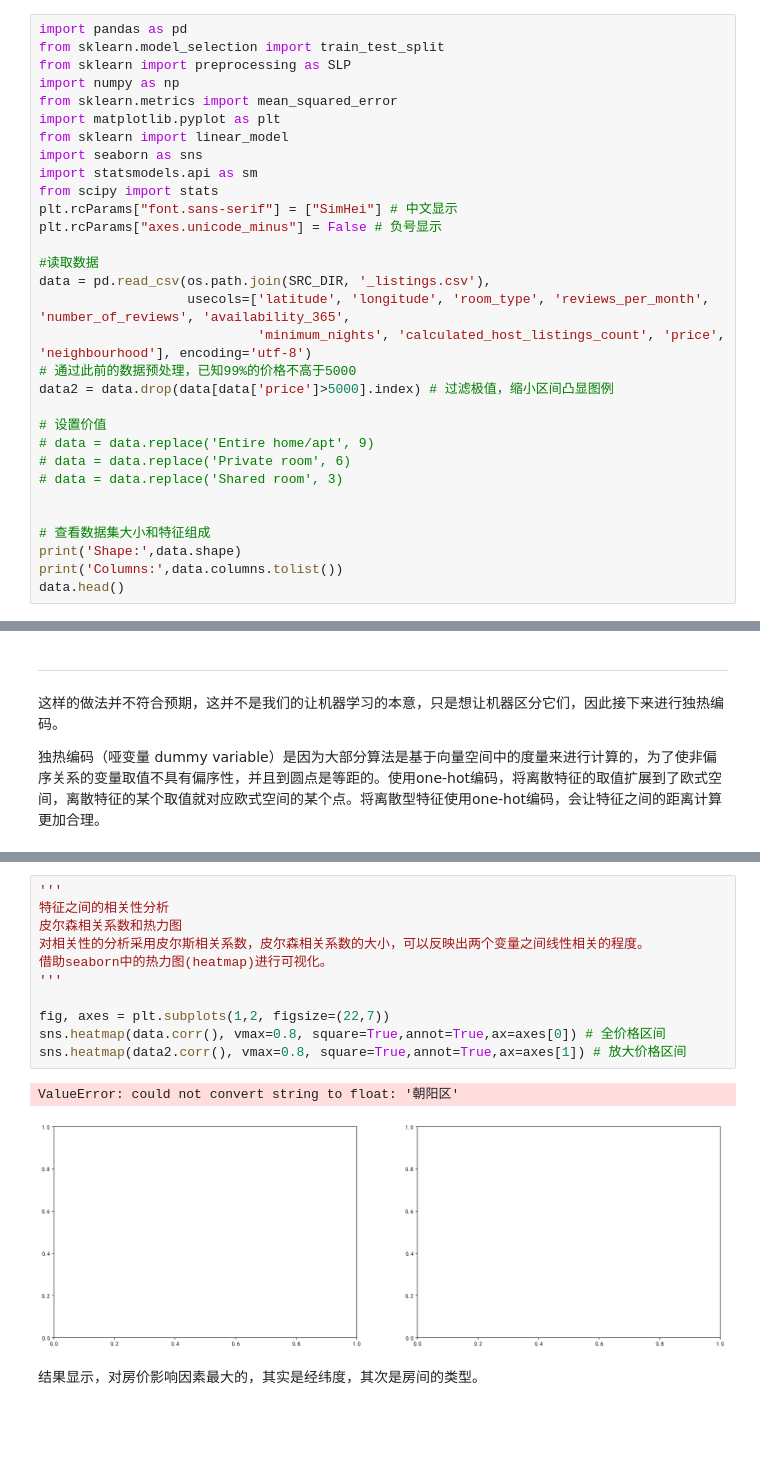
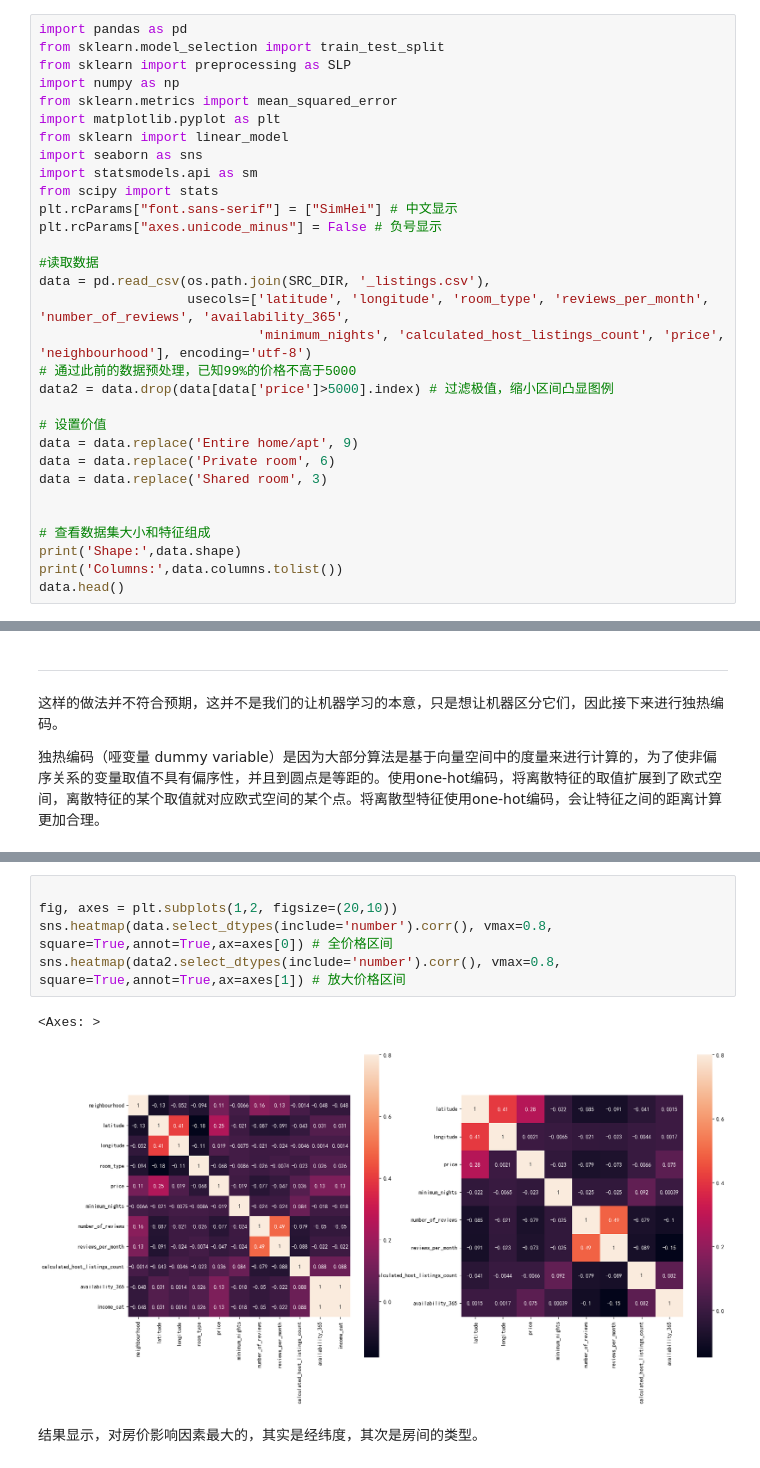
Before and after one commit to Soltus/notebook, a Jupyter notebook: 任务四（3）.ipynb, the cells around one changed output, grey strips where cells are left out. Saved outputs shown, nothing was run; the diff lists cells and outputs as text; blank space fills up the shorter version.

```diff
--- a/任务四（3）.ipynb
+++ b/任务四（3）.ipynb
@@ -50,9 +45,9 @@ data = pd.read_csv(os.path.join(SRC_DIR, '_listings.csv'),
 data2 = data.drop(data[data['price']>5000].index) # 过滤极值，缩小区间凸显图例
 
 # 设置价值
-# data = data.replace('Entire home/apt', 9)
-# data = data.replace('Private room', 6)
-# data = data.replace('Shared room', 3)
+data = data.replace('Entire home/apt', 9)
+data = data.replace('Private room', 6)
+data = data.replace('Shared room', 3)
 
 
 # 查看数据集大小和特征组成
@@ -279,17 +322,11 @@ sm.qqplot(np.log1p(data2['price'])#数据
 # %%
-'''
-特征之间的相关性分析
-皮尔森相关系数和热力图
-对相关性的分析采用皮尔斯相关系数，皮尔森相关系数的大小，可以反映出两个变量之间线性相关的程度。
-借助seaborn中的热力图(heatmap)进行可视化。
-'''
 
-fig, axes = plt.subplots(1,2, figsize=(22,7))
-sns.heatmap(data.corr(), vmax=0.8, square=True,annot=True,ax=axes[0]) # 全价格区间
-sns.heatmap(data2.corr(), vmax=0.8, square=True,annot=True,ax=axes[1]) # 放大价格区间
+fig, axes = plt.subplots(1,2, figsize=(20,10))
+sns.heatmap(data.select_dtypes(include='number').corr(), vmax=0.8, square=True,annot=True,ax=axes[0]) # 全价格区间
+sns.heatmap(data2.select_dtypes(include='number').corr(), vmax=0.8, square=True,annot=True,ax=axes[1]) # 放大价格区间
 # %% [output]
-ValueError: could not convert string to float: '朝阳区'
+<Axes: >
-[figure, old version]
+[figure, new version]
 # %% [markdown]
 结果显示，对房价影响因素最大的，其实是经纬度，其次是房间的类型。
 # %%
```
Also changed, not shown: parts of 21 cells of this notebook.
